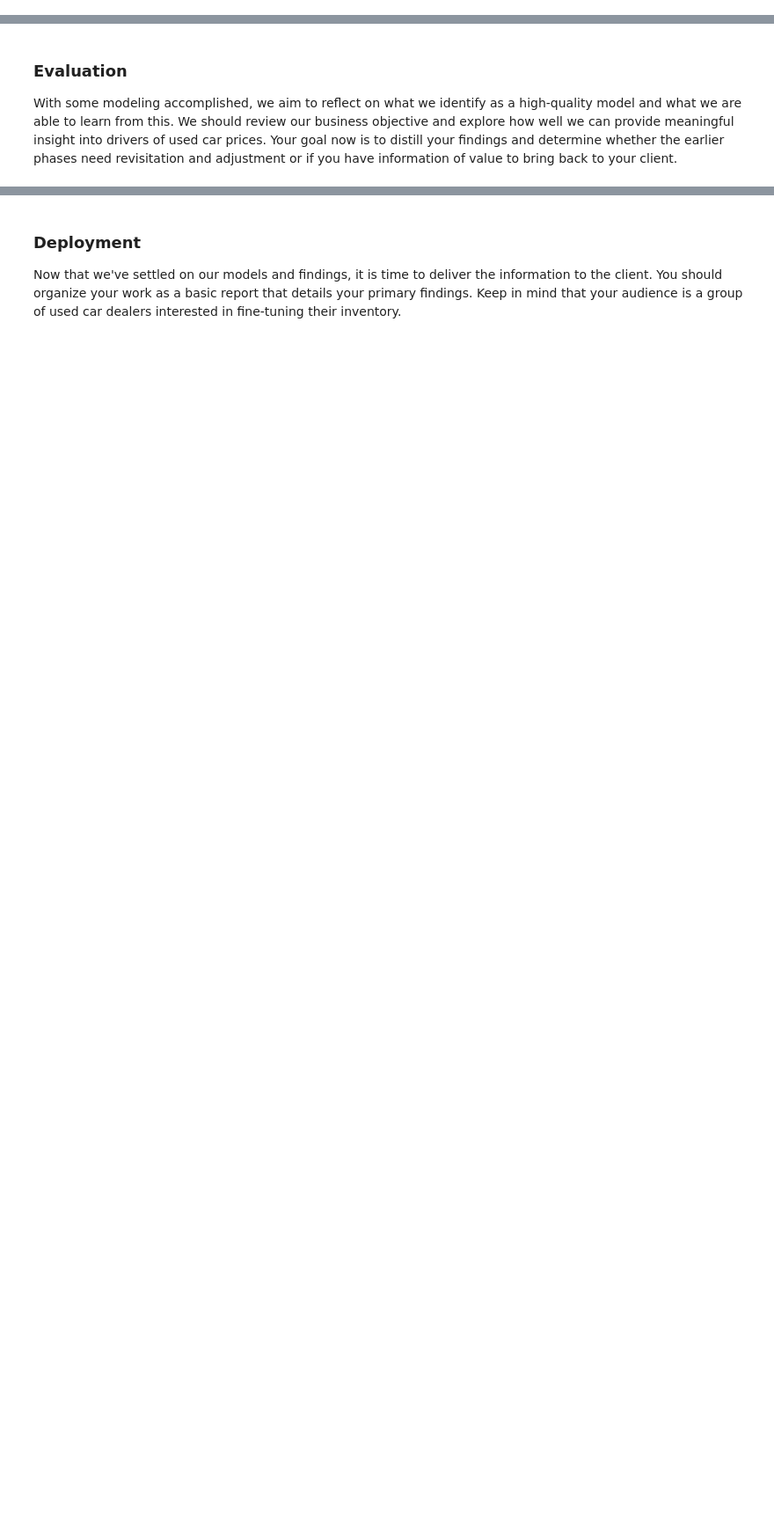
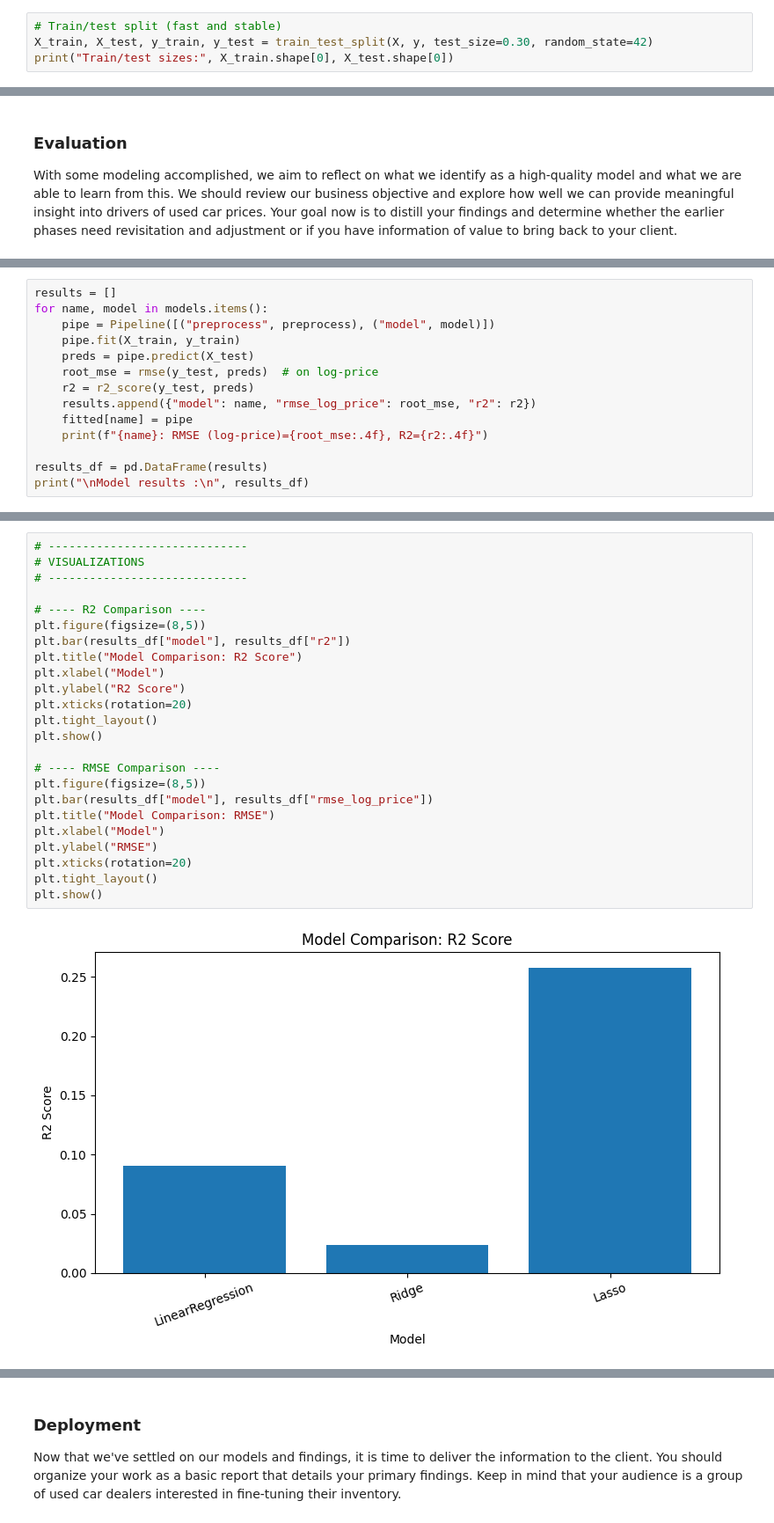
Before and after one commit to kapilsharma2411/Assignment11_1, a Jupyter notebook: PracticalApplication11_1.ipynb, the cells around one changed output, grey strips where cells are left out. Shown at 88% size. Cells and saved outputs as stored; diff of their text form; blank space fills up the shorter version.

```diff
--- a/PracticalApplication11_1.ipynb
+++ b/PracticalApplication11_1.ipynb
@@ -191,0 +226,4 @@ With your (almost?) final dataset in hand, it is now time to build some models.
+# %%
+# Train/test split (fast and stable)
+X_train, X_test, y_train, y_test = train_test_split(X, y, test_size=0.30, random_state=42)
+print("Train/test sizes:", X_train.shape[0], X_test.shape[0])
@@ -195,0 +252,14 @@ With some modeling accomplished, we aim to reflect on what we identify as a high
+# %%
+results = []
+for name, model in models.items():
+    pipe = Pipeline([("preprocess", preprocess), ("model", model)])
+    pipe.fit(X_train, y_train)
+    preds = pipe.predict(X_test)
+    root_mse = rmse(y_test, preds)  # on log-price
+    r2 = r2_score(y_test, preds)
+    results.append({"model": name, "rmse_log_price": root_mse, "r2": r2})
+    fitted[name] = pipe
+    print(f"{name}: RMSE (log-price)={root_mse:.4f}, R2={r2:.4f}")
+
+results_df = pd.DataFrame(results)
+print("\nModel results :\n", results_df)
@@ -195,0 +276,26 @@ With some modeling accomplished, we aim to reflect on what we identify as a high
+# %%
+# -----------------------------
+# VISUALIZATIONS
+# -----------------------------
+
+# ---- R2 Comparison ----
+plt.figure(figsize=(8,5))
+plt.bar(results_df["model"], results_df["r2"])
+plt.title("Model Comparison: R2 Score")
+plt.xlabel("Model")
+plt.ylabel("R2 Score")
+plt.xticks(rotation=20)
+plt.tight_layout()
+plt.show()
+
+# ---- RMSE Comparison ----
+plt.figure(figsize=(8,5))
+plt.bar(results_df["model"], results_df["rmse_log_price"])
+plt.title("Model Comparison: RMSE")
+plt.xlabel("Model")
+plt.ylabel("RMSE")
+plt.xticks(rotation=20)
+plt.tight_layout()
+plt.show()
+# %% [output]
+[figure, added]
```
Also changed, not shown: parts of 17 cells of this notebook, 3 other files.
